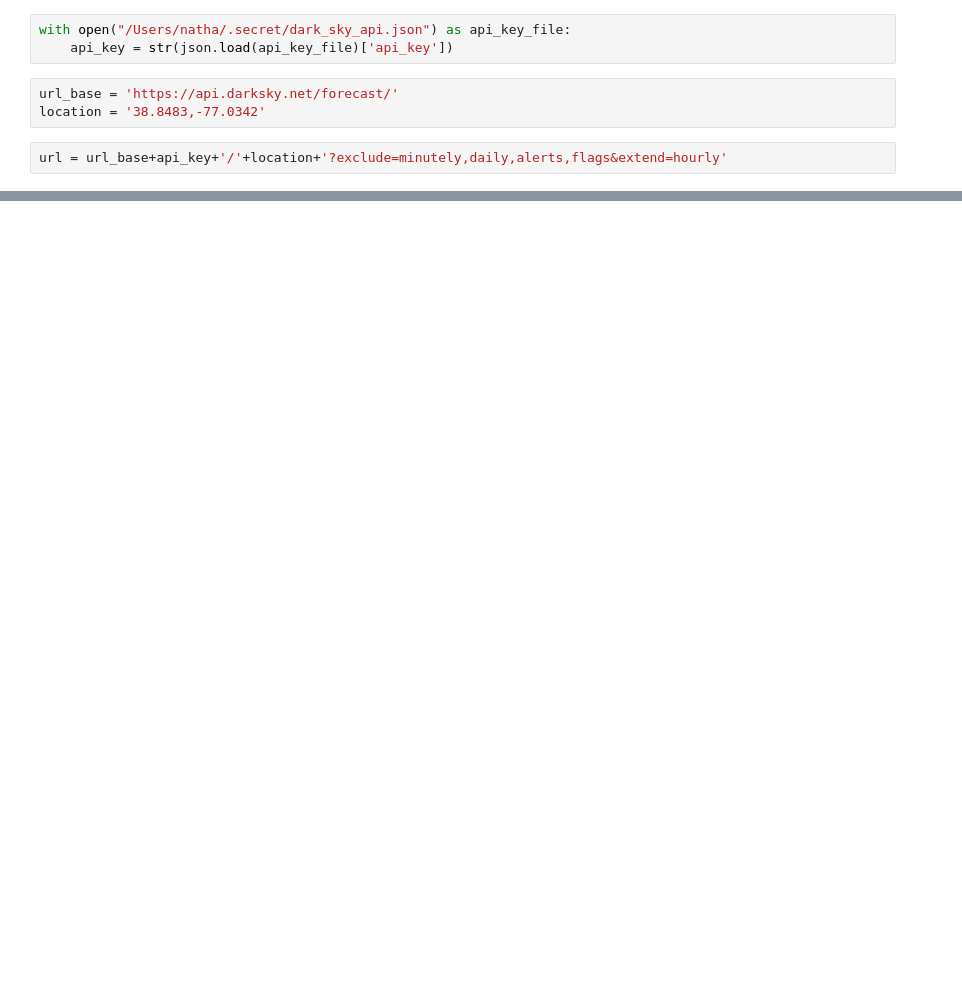
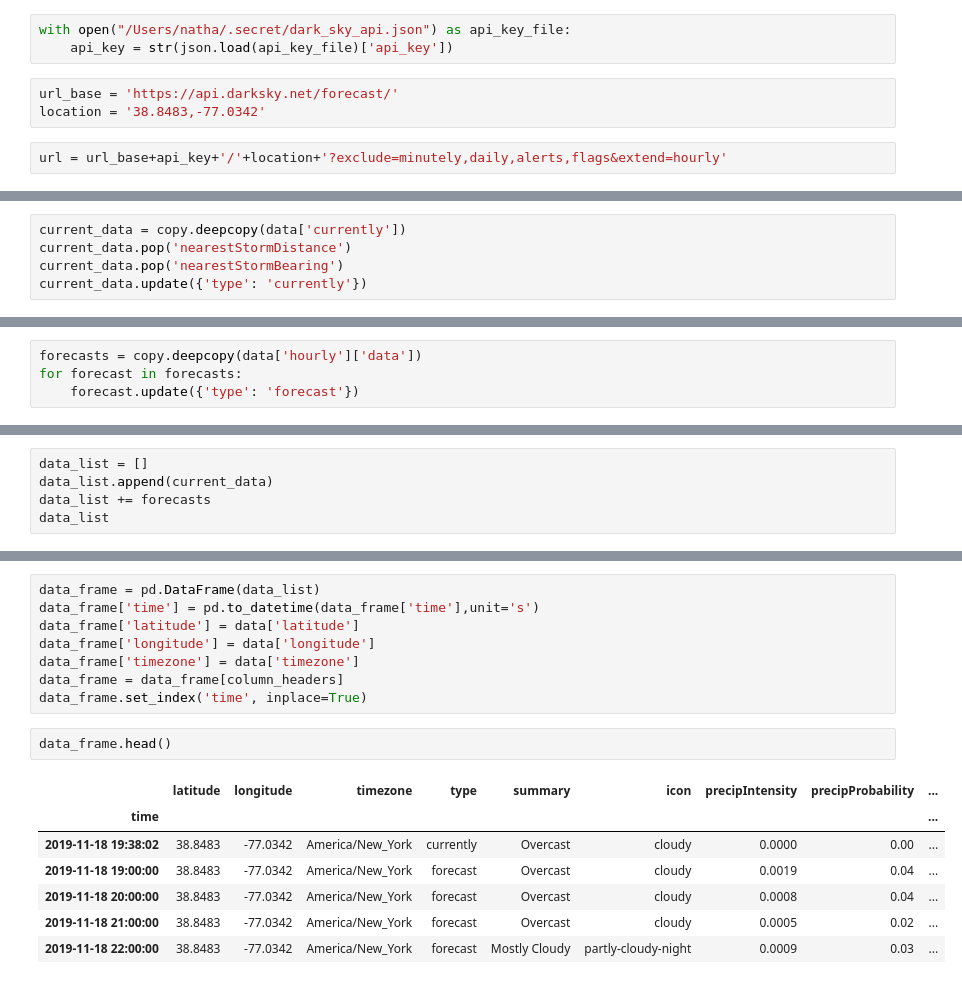
Before and after one commit to NathanVenos/dc-ds-08-26-19, a Jupyter notebook: dsc-mod-2-lab-dc-ds-82619-master/dark_sky_api.ipynb, the cells around one changed output, grey strips where cells are left out. Cells and saved outputs as stored; diff of their text form; blank space fills up the shorter version.

```diff
--- a/dsc-mod-2-lab-dc-ds-82619-master/dark_sky_api.ipynb
+++ b/dsc-mod-2-lab-dc-ds-82619-master/dark_sky_api.ipynb
@@ -62,0 +63,5 @@ class WeatherGetter():
+# %%
+current_data = copy.deepcopy(data['currently'])
+current_data.pop('nearestStormDistance')
+current_data.pop('nearestStormBearing')
+current_data.update({'type': 'currently'})
@@ -62,0 +78,4 @@ class WeatherGetter():
+# %%
+forecasts = copy.deepcopy(data['hourly']['data'])
+for forecast in forecasts:
+    forecast.update({'type': 'forecast'})
@@ -62,0 +84,5 @@ class WeatherGetter():
+# %%
+data_list = []
+data_list.append(current_data)
+data_list += forecasts
+data_list
@@ -62,0 +132,18 @@ class WeatherGetter():
+# %%
+data_frame = pd.DataFrame(data_list)
+data_frame['time'] = pd.to_datetime(data_frame['time'],unit='s')
+data_frame['latitude'] = data['latitude']
+data_frame['longitude'] = data['longitude']
+data_frame['timezone'] = data['timezone']
+data_frame = data_frame[column_headers]
+data_frame.set_index('time', inplace=True)
+# %%
+data_frame.head()
+# %% [output]
+|  | latitude | longitude | timezone | type | summary | icon | precipIntensity | precipProbability | ... |
+| time |  |  |  |  |  |  |  |  | ... |
+| 2019-11-18 19:38:02 | 38.8483 | -77.0342 | America/New_York | currently | Overcast | cloudy | 0.0000 | 0.00 | ... |
+| 2019-11-18 19:00:00 | 38.8483 | -77.0342 | America/New_York | forecast | Overcast | cloudy | 0.0019 | 0.04 | ... |
+| 2019-11-18 20:00:00 | 38.8483 | -77.0342 | America/New_York | forecast | Overcast | cloudy | 0.0008 | 0.04 | ... |
+| 2019-11-18 21:00:00 | 38.8483 | -77.0342 | America/New_York | forecast | Overcast | cloudy | 0.0005 | 0.02 | ... |
+| 2019-11-18 22:00:00 | 38.8483 | -77.0342 | America/New_York | forecast | Mostly Cloudy | partly-cloudy-night | 0.0009 | 0.03 | ... |
```
Also changed, not shown: parts of 15 cells of this notebook.
